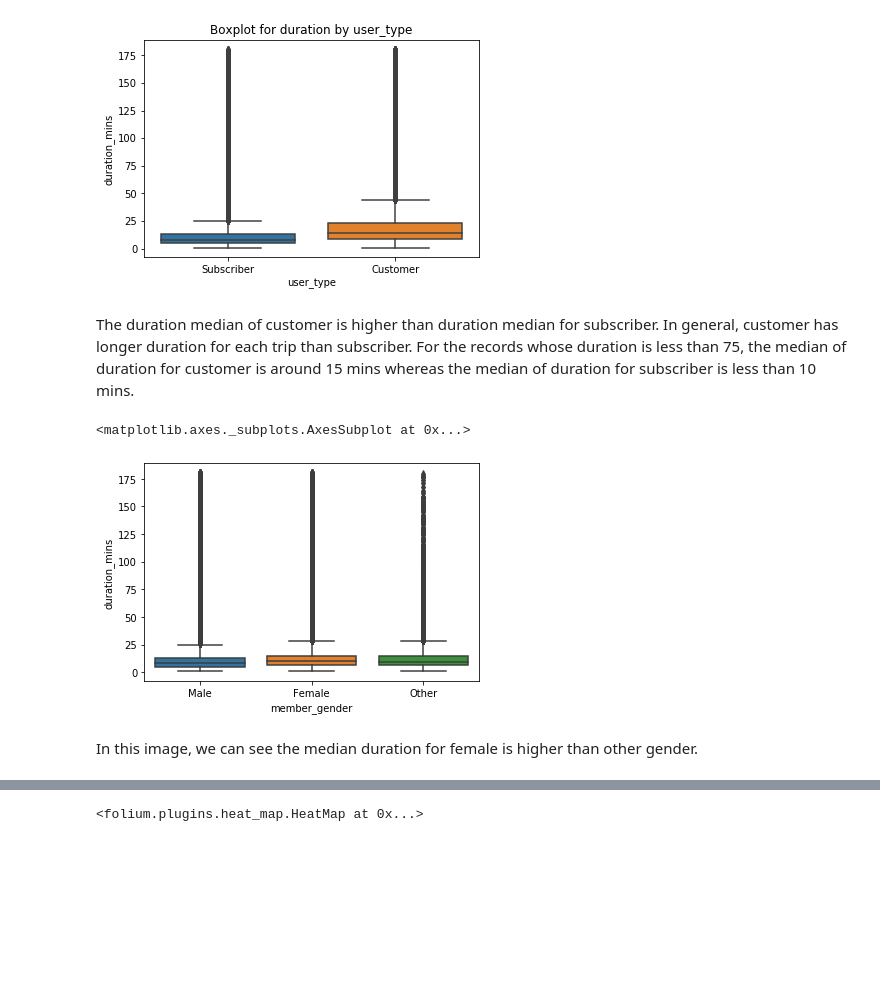
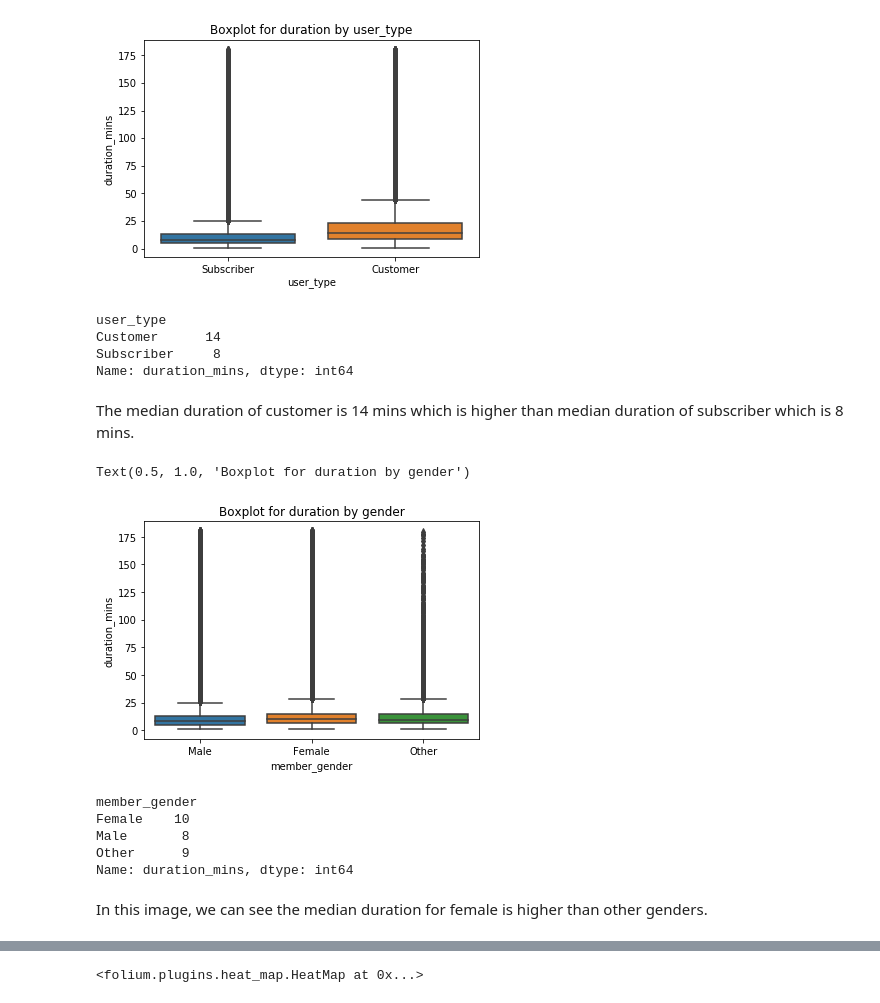
Before and after one commit to amanda1210/Bike_Sharing_Analysis, a Jupyter notebook: Bikesharing Visualization.ipynb, the cells around one changed output, grey strips where cells are left out. Saved outputs shown, nothing was run; the diff lists cells and outputs as text; code cells hidden in the pictures; blank space fills up the shorter version.

```diff
--- a/Bikesharing Visualization.ipynb
+++ b/Bikesharing Visualization.ipynb
@@ -282,13 +288,29 @@ plt.title("Boxplot for duration by user_type")
 # %% [output]
 Text(0.5, 1.0, 'Boxplot for duration by user_type')
 [figure]
-# %% [markdown]
-The duration median of customer is higher than duration median for subscriber. In general, customer has longer duration for each trip than subscriber. For the records whose duration is less than 75, the median of duration for customer is around 15 mins whereas the median of duration for subscriber is less than 10 mins.
+# %%
+bike.groupby("user_type").duration_mins.median()
+# %% [output]
+user_type
+Customer      14
+Subscriber     8
+Name: duration_mins, dtype: int64
+# %% [markdown]
+The median duration of customer is 14 mins which is higher than median duration of subscriber which is 8 mins.
 # %%
 # Check the duration for different gender
 sns.boxplot(data=bike, x='member_gender', y='duration_mins')
+plt.title("Boxplot for duration by gender")
 # %% [output]
-<matplotlib.axes._subplots.AxesSubplot at 0x...>
+Text(0.5, 1.0, 'Boxplot for duration by gender')
-[figure, old version]
+[figure, new version]
+# %%
+bike.groupby("member_gender").duration_mins.median()
+# %% [output]
+member_gender
+Female    10
+Male       8
+Other      9
+Name: duration_mins, dtype: int64
 # %% [markdown]
-In this image, we can see the median duration for female is higher than other gender.
+In this image, we can see the median duration for female is higher than other genders.
```
Also changed, not shown: parts of 9 cells of this notebook, 3 other files.
